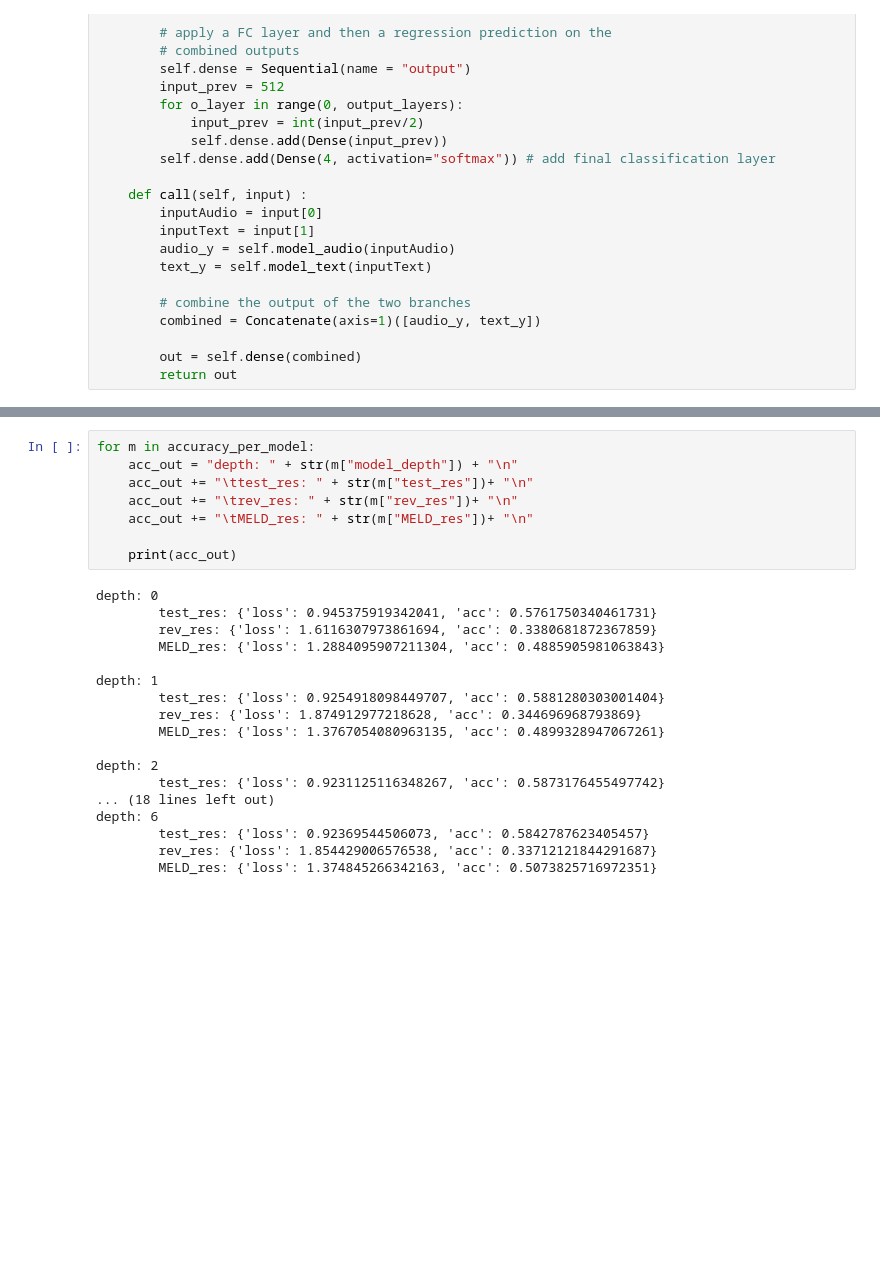
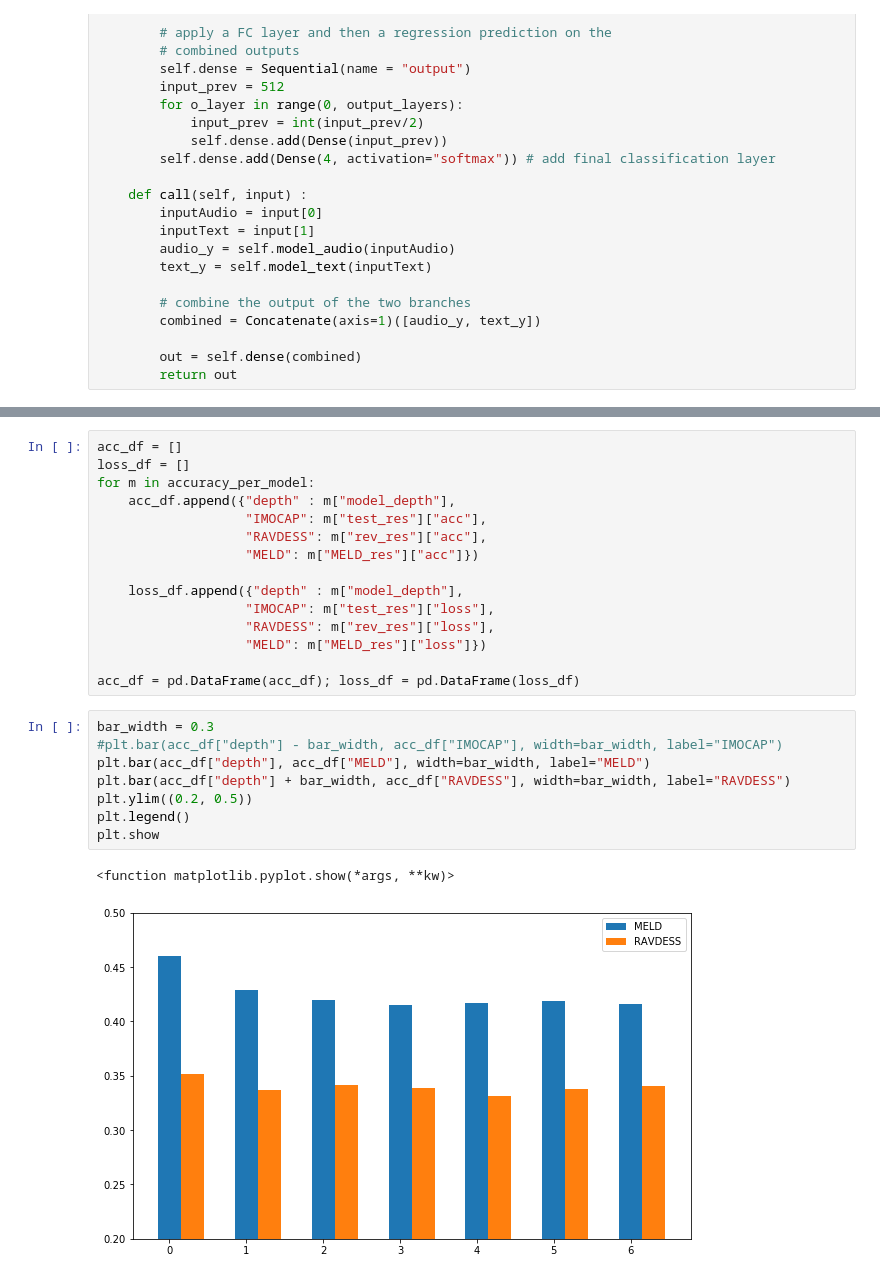
Before and after one commit to AndresR15/Capstone---RTSD-System, a Jupyter notebook: Code/Notebook tests/model_test.ipynb, the cells around one changed output, grey strips where cells are left out. Drawn from its saved outputs; the diff is of its cells as text; blank space fills up the shorter version.

```diff
--- a/Code/Notebook tests/model_test.ipynb
+++ b/Code/Notebook tests/model_test.ipynb
@@ -581,29 +557,29 @@ depth: 6 test_res: {'loss': 0.92369544506073, 'acc': 0.5842787623405457} rev_res
-# %%
-for m in accuracy_per_model:
-    acc_out = "depth: " + str(m["model_depth"]) + "\n"
-    acc_out += "\ttest_res: " + str(m["test_res"])+ "\n"
-    acc_out += "\trev_res: " + str(m["rev_res"])+ "\n"
-    acc_out += "\tMELD_res: " + str(m["MELD_res"])+ "\n"
-
-    print(acc_out)
-# %% [output]
-depth: 0
-        test_res: {'loss': 0.945375919342041, 'acc': 0.5761750340461731}
-        rev_res: {'loss': 1.6116307973861694, 'acc': 0.3380681872367859}
-        MELD_res: {'loss': 1.2884095907211304, 'acc': 0.4885905981063843}
-
-depth: 1
-        test_res: {'loss': 0.9254918098449707, 'acc': 0.5881280303001404}
-        rev_res: {'loss': 1.874912977218628, 'acc': 0.344696968793869}
-        MELD_res: {'loss': 1.3767054080963135, 'acc': 0.4899328947067261}
-
-depth: 2
-        test_res: {'loss': 0.9231125116348267, 'acc': 0.5873176455497742}
-... (18 lines left out)
-depth: 6
-        test_res: {'loss': 0.92369544506073, 'acc': 0.5842787623405457}
-        rev_res: {'loss': 1.854429006576538, 'acc': 0.33712121844291687}
-        MELD_res: {'loss': 1.374845266342163, 'acc': 0.5073825716972351}
+# %%
+acc_df = []
+loss_df = []
+for m in accuracy_per_model:
+    acc_df.append({"depth" : m["model_depth"],
+                   "IMOCAP": m["test_res"]["acc"],
+                   "RAVDESS": m["rev_res"]["acc"],
+                   "MELD": m["MELD_res"]["acc"]})
+
+    loss_df.append({"depth" : m["model_depth"],
+                   "IMOCAP": m["test_res"]["loss"],
+                   "RAVDESS": m["rev_res"]["loss"],
+                   "MELD": m["MELD_res"]["loss"]})
+
+acc_df = pd.DataFrame(acc_df); loss_df = pd.DataFrame(loss_df)
+# %%
+bar_width = 0.3
+#plt.bar(acc_df["depth"] - bar_width, acc_df["IMOCAP"], width=bar_width, label="IMOCAP")
+plt.bar(acc_df["depth"], acc_df["MELD"], width=bar_width, label="MELD")
+plt.bar(acc_df["depth"] + bar_width, acc_df["RAVDESS"], width=bar_width, label="RAVDESS")
+plt.ylim((0.2, 0.5))
+plt.legend()
+plt.show
+# %% [output]
+<function matplotlib.pyplot.show(*args, **kw)>
+[figure, added]
 # %%
 import matplotlib.pyplot as plt
 plt.rcParams["figure.figsize"] = (10,6)
```
Also changed, not shown: parts of 14 cells of this notebook.
